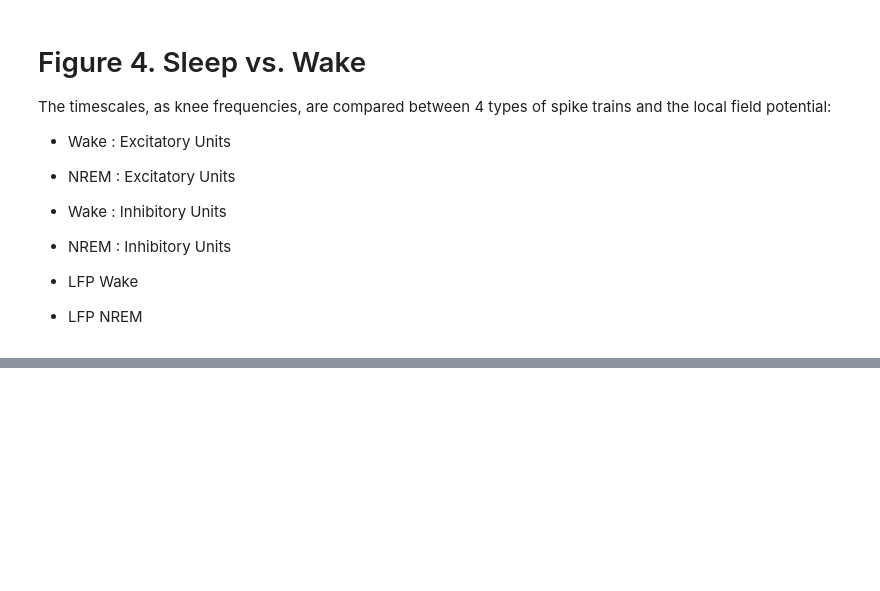
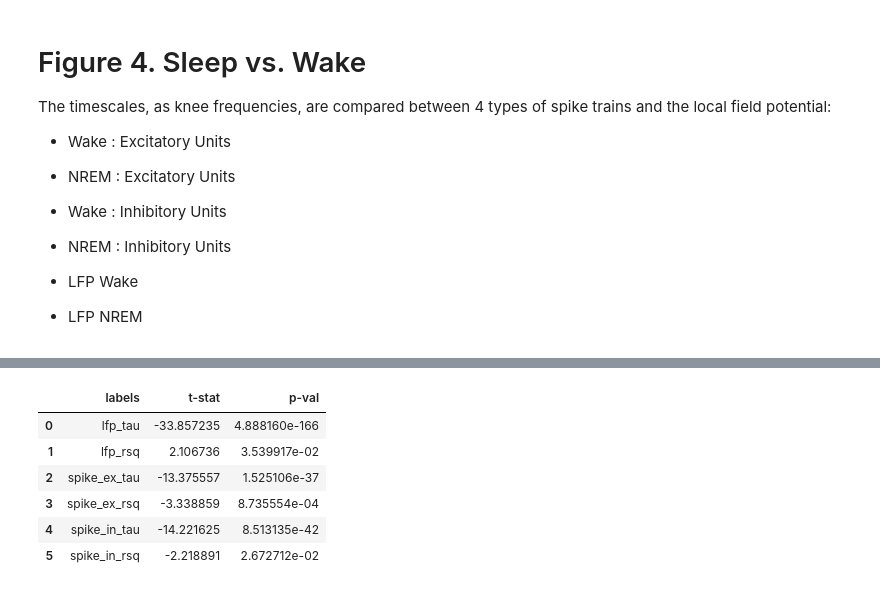
Before and after one commit to voytekresearch/timescale-methods, a Jupyter notebook: docs/figures/fig05_sleep_vs_wake.ipynb, the cells around one changed output, grey strips where cells are left out. Saved outputs shown, nothing was run; the diff lists cells and outputs as text; code cells hidden in the pictures; blank space fills up the shorter version.

```diff
--- a/docs/figures/fig05_sleep_vs_wake.ipynb
+++ b/docs/figures/fig05_sleep_vs_wake.ipynb
@@ -335,0 +310,10 @@ psd_lfp_nrem.fit(method='fooof', fooof_init=fooof_init, bounds=bounds, guess=gue
+# %%
+df_stats_wake_v_nrem
+# %% [output]
+|  | labels | t-stat | p-val |
+| 0 | lfp_tau | -33.857235 | 4.888160e-166 |
+| 1 | lfp_rsq | 2.106736 | 3.539917e-02 |
+| 2 | spike_ex_tau | -13.375557 | 1.525106e-37 |
+| 3 | spike_ex_rsq | -3.338859 | 8.735554e-04 |
+| 4 | spike_in_tau | -14.221625 | 8.513135e-42 |
+| 5 | spike_in_rsq | -2.218891 | 2.672712e-02 |
```
Also changed, not shown: parts of 24 cells of this notebook, 4 other files.
